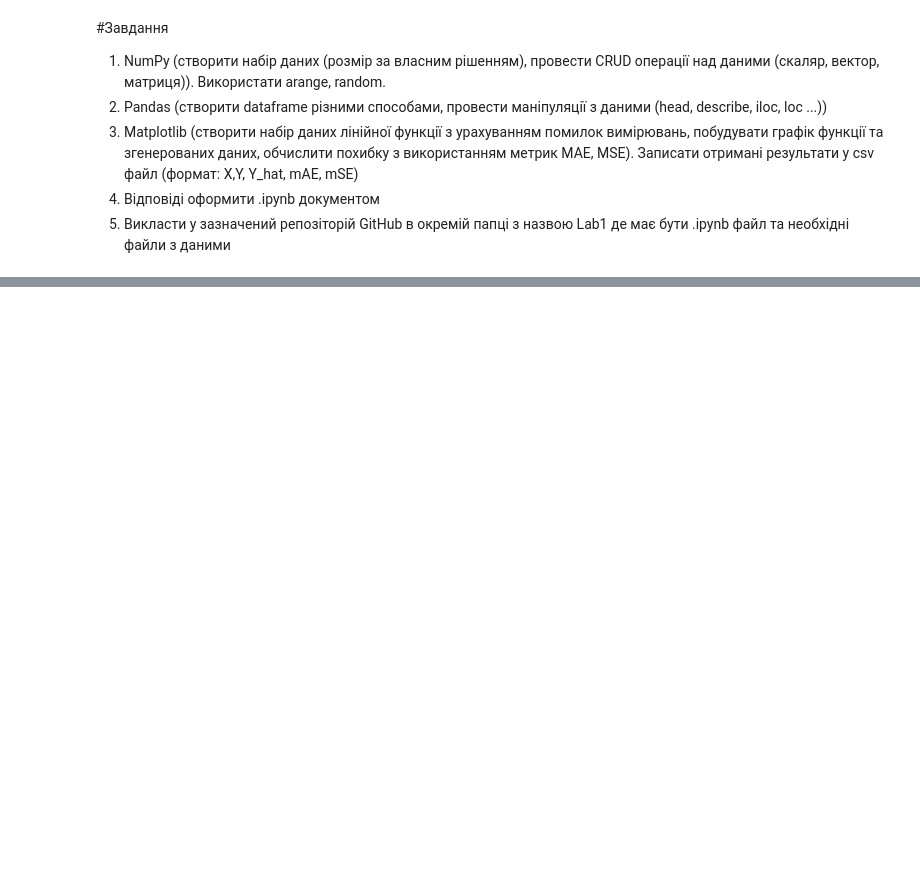
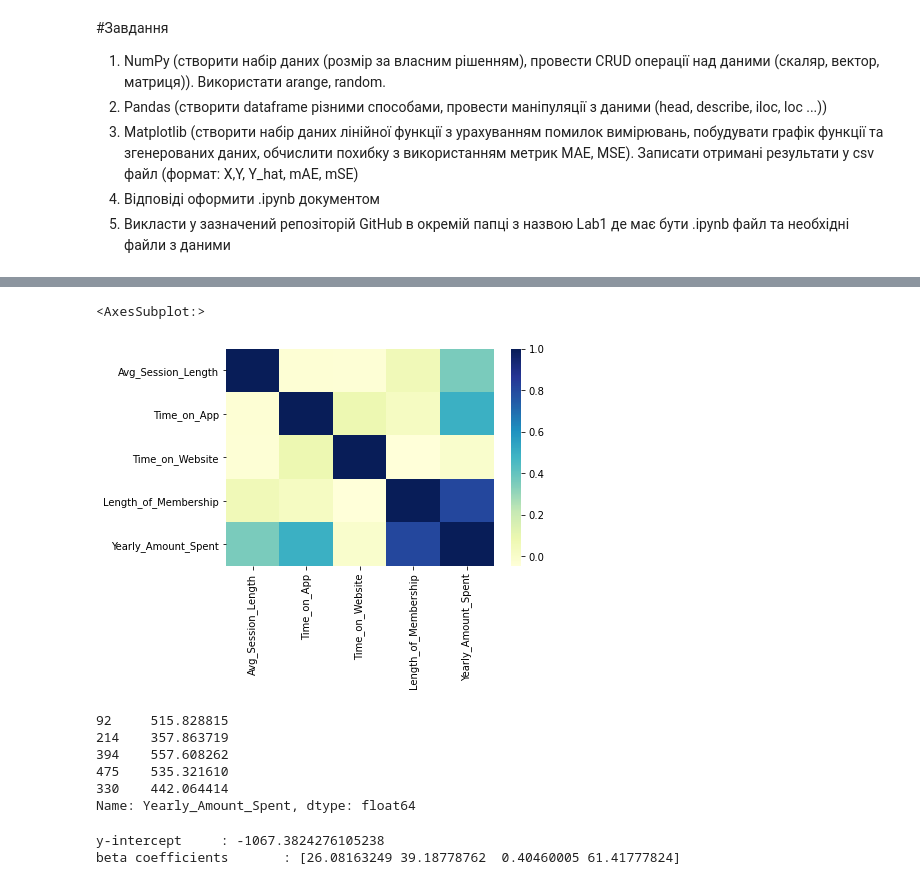
Before and after one commit to mandmit/ml2021, a Jupyter notebook: Labs/Lab1/lab1_Manilo.ipynb, the cells around one changed output, grey strips where cells are left out. Cells and saved outputs as stored; diff of their text form; code cells hidden in the pictures; blank space fills up the shorter version.

Commit message:
testing model

```diff
--- a/Labs/Lab1/lab1_Manilo.ipynb
+++ b/Labs/Lab1/lab1_Manilo.ipynb
@@ -31,0 +17,9 @@ print(int(msc)*2)
+# %%
+import pandas as pd
+import numpy as np
+import sklearn
+from sklearn.model_selection import train_test_split
+import matplotlib.pyplot as plt
+import seaborn as sns
+%matplotlib inline
+customers = pd.read_csv("FyntraCustomerData.csv")
@@ -31,0 +47,22 @@ print(int(msc)*2)
+# %%
+correlation = customers.corr()
+# %%
+sns.heatmap(correlation, cmap="YlGnBu")
+# %% [output]
+<AxesSubplot:>
+[figure, added]
+# %%
+X = customers[['Avg_Session_Length', 'Time_on_App','Time_on_Website', 'Length_of_Membership']]
+y = customers['Yearly_Amount_Spent']
+X_train, X_test, y_train, y_test = train_test_split(X,y,test_size=0.3, random_state=85)
+X_test.head()
+X_train.head()
+y_test.head()
+y_train.head()
+# %% [output]
+92     515.828815
+214    357.863719
+394    557.608262
+475    535.321610
+330    442.064414
+Name: Yearly_Amount_Spent, dtype: float64
@@ -31,0 +72,7 @@ print(int(msc)*2)
+# %%
+lm.fit(X_train,y_train)
+print('y-intercept\t:',lm.intercept_)
+print('beta coefficients\t:',lm.coef_)
+# %% [output]
+y-intercept     : -1067.3824276105238
+beta coefficients       : [26.08163249 39.18778762  0.40460005 61.41777824]
```
Also changed, not shown: parts of 10 cells of this notebook, 1 other file.
